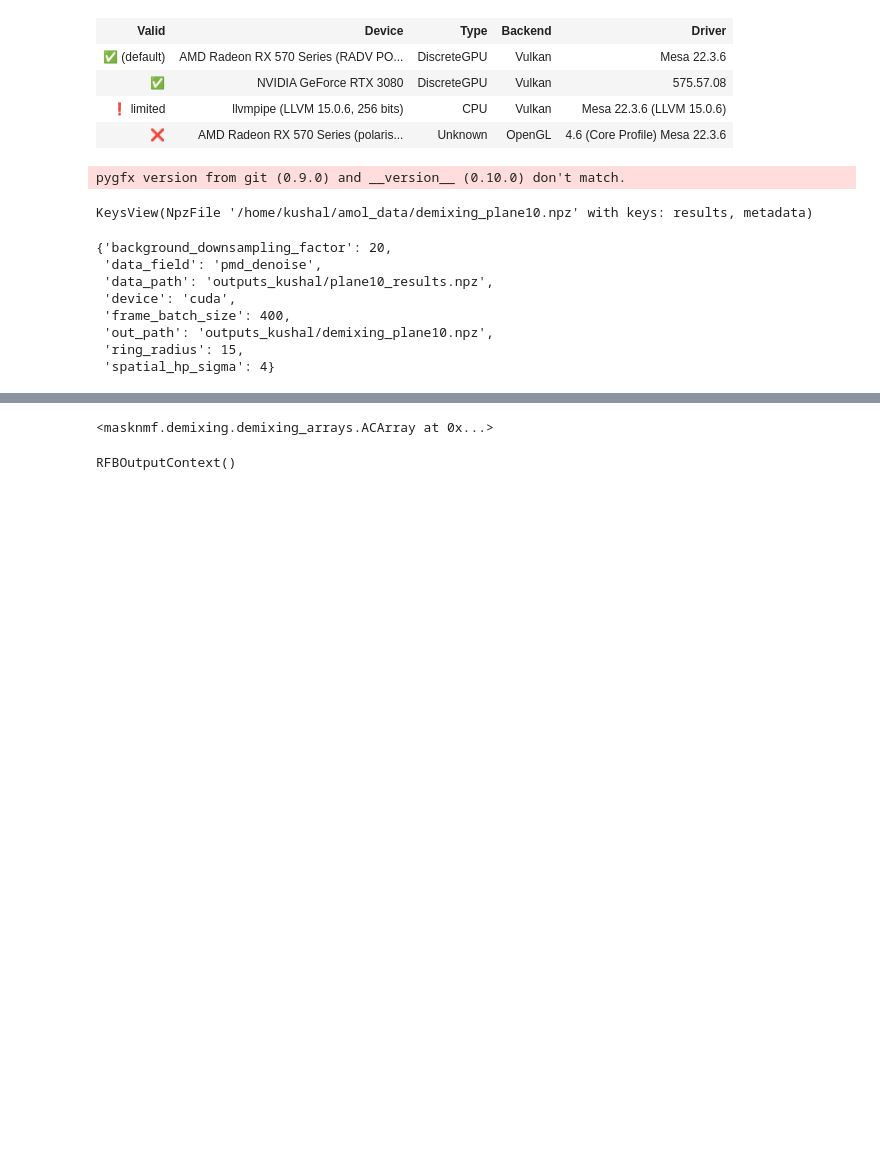
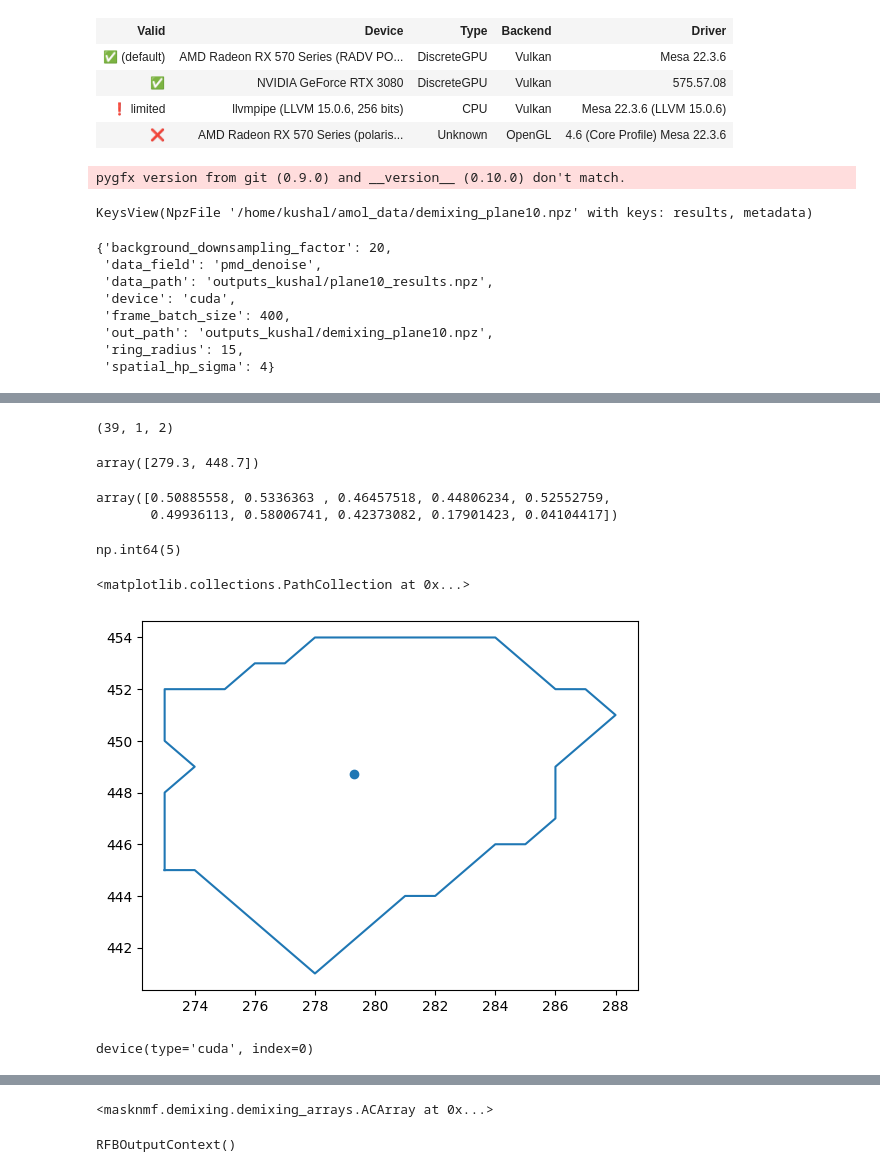
Before and after one commit to kushalkolar/epic-neuro-viz, a Jupyter notebook: demixing_visualization.ipynb, the cells around one changed output, grey strips where cells are left out. Cells and saved outputs as stored; diff of their text form; code cells hidden in the pictures; blank space fills up the shorter version.

```diff
--- a/demixing_visualization.ipynb
+++ b/demixing_visualization.ipynb
@@ -54,0 +90,2 @@ NameError: name 'de' is not defined
+# %%
+A = A > 0.1
@@ -54,0 +114,5 @@ NameError: name 'de' is not defined
+# %%
+%%timeit
+contours, hierarchy = cv2.findContours(A.astype(np.uint8), cv2.RETR_TREE, cv2.CHAIN_APPROX_NONE)
+sizes = [c.shape[0] for c in contours]
+biggest_ix = np.argmax(sizes)
@@ -54,0 +121,32 @@ NameError: name 'de' is not defined
+# %%
+c = contours[biggest_ix][:, 0, :]
+
+c = np.fliplr(np.vstack([c, c[0]]))  # connect last point and first point
+# %%
+contours[0].shape
+# %% [output]
+(39, 1, 2)
+# %%
+com = c.mean(axis=0)
+com
+# %% [output]
+array([279.3, 448.7])
+# %%
+np.linalg.norm(np.random.rand(10, 2) - np.array([0.5, 0.5]), axis=1)
+# %% [output]
+array([0.50885558, 0.5336363 , 0.46457518, 0.44806234, 0.52552759,
+       0.49936113, 0.58006741, 0.42373082, 0.17901423, 0.04104417])
+# %%
+np.argmin(np.linalg.norm(np.random.rand(10, 2) - np.array([0.5, 0.5]), ord=2, axis=1))
+# %% [output]
+np.int64(5)
+# %%
+plt.plot(c[:, 0], c[:, 1])
+plt.scatter(com[0], com[1])
+# %% [output]
+<matplotlib.collections.PathCollection at 0x...>
+[figure, added]
+# %%
+dm.pmd_array.device
+# %% [output]
+device(type='cuda', index=0)
```
Also changed, not shown: parts of 21 cells of this notebook, 1 other file.
